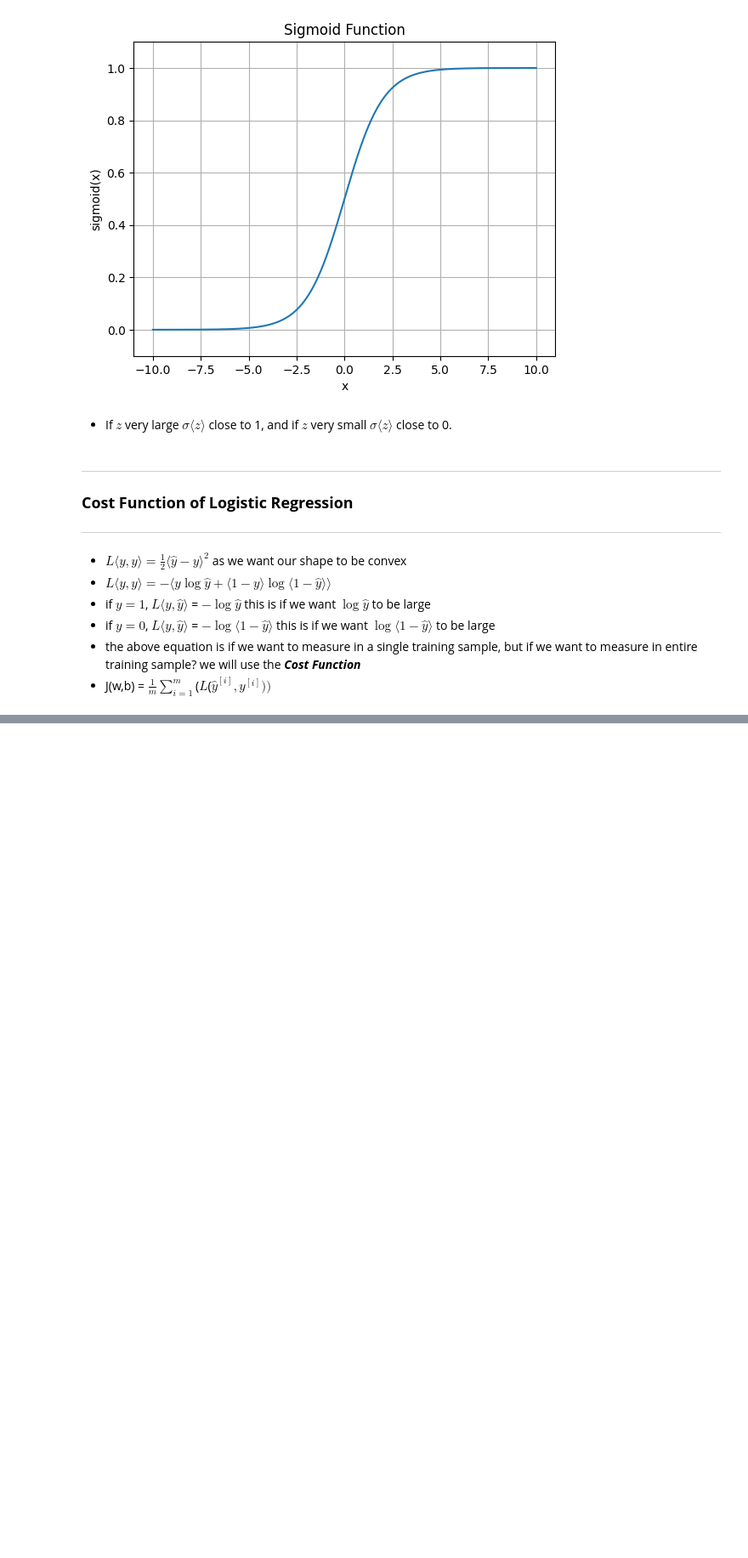
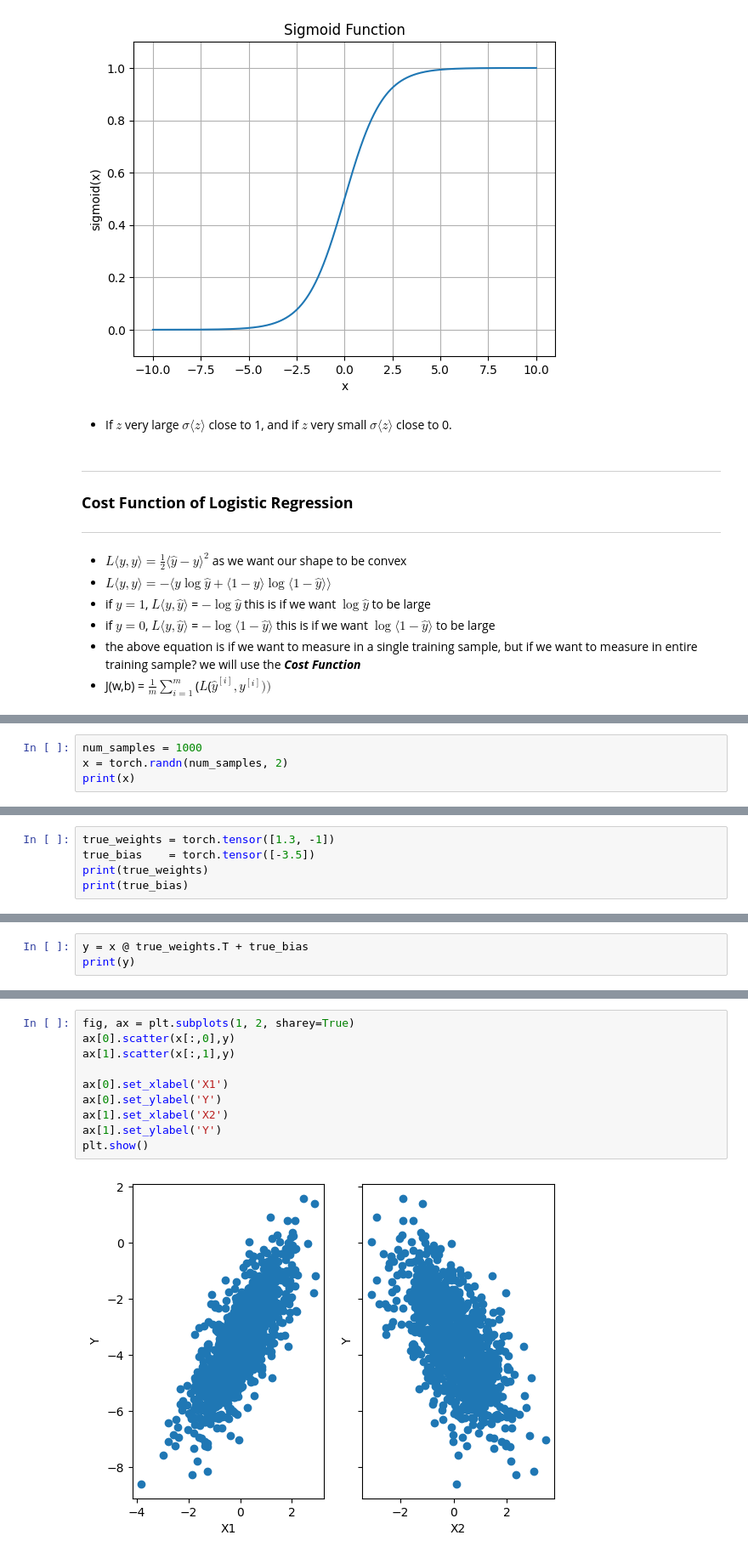
Before and after one commit to Michael-yousuf123/deepLearning-pythorch-tensorflow, a Jupyter notebook: Neural Network/neural-networks-basic.ipynb, the cells around one changed output, grey strips where cells are left out. Shown at 85% size. Cells and saved outputs as stored; diff of their text form; blank space fills up the shorter version.

```diff
--- a/Neural Network/neural-networks-basic.ipynb
+++ b/Neural Network/neural-networks-basic.ipynb
@@ -85,0 +100,4 @@ plt.show()
+# %%
+num_samples = 1000
+x = torch.randn(num_samples, 2)
+print(x)
@@ -85,0 +112,5 @@ plt.show()
+# %%
+true_weights = torch.tensor([1.3, -1])
+true_bias    = torch.tensor([-3.5])
+print(true_weights)
+print(true_bias)
@@ -85,0 +120,3 @@ plt.show()
+# %%
+y = x @ true_weights.T + true_bias
+print(y)
@@ -85,0 +141,12 @@ plt.show()
+# %%
+fig, ax = plt.subplots(1, 2, sharey=True)
+ax[0].scatter(x[:,0],y)
+ax[1].scatter(x[:,1],y)
+
+ax[0].set_xlabel('X1')
+ax[0].set_ylabel('Y')
+ax[1].set_xlabel('X2')
+ax[1].set_ylabel('Y')
+plt.show()
+# %% [output]
+[figure, added]
```
Also changed, not shown: parts of 26 cells of this notebook, 9 other files.
